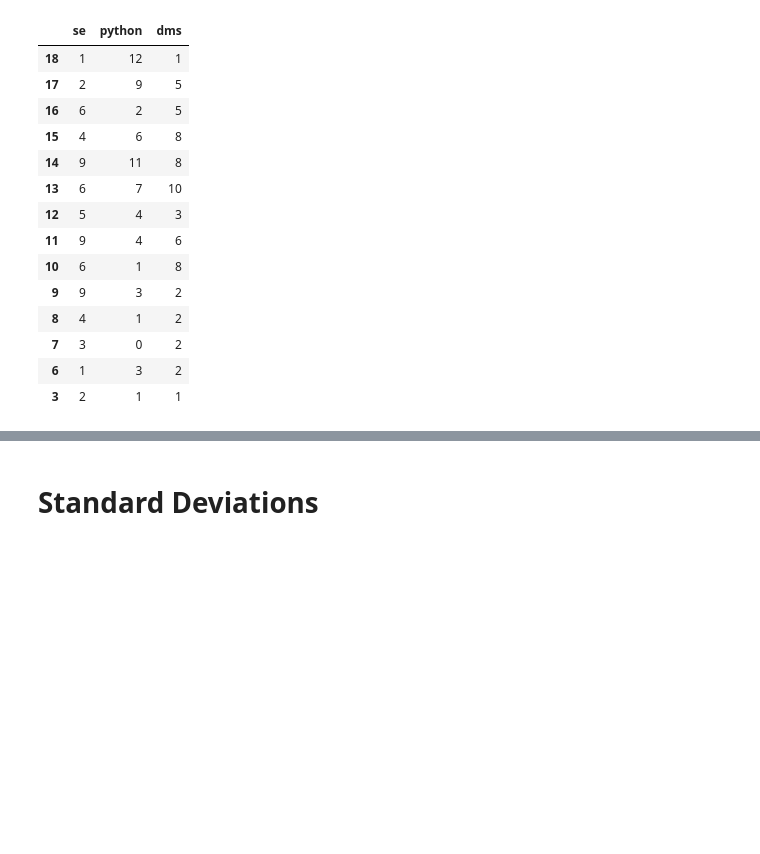
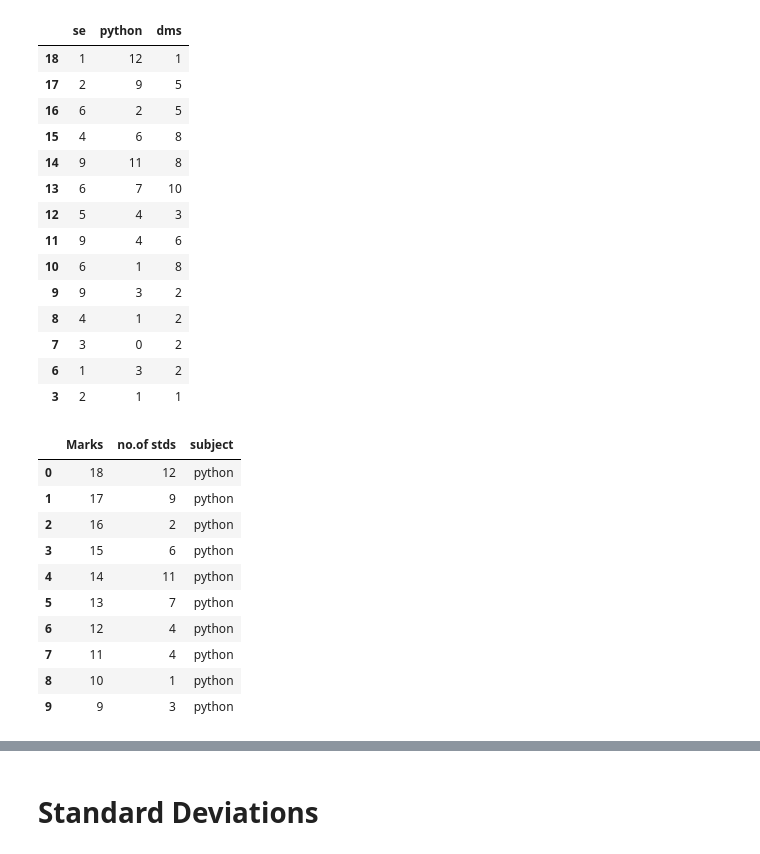
Before and after one commit to sasivatsal7122/Student-Marks-yonolesees-VIIT, a Jupyter notebook: yonolsees-2.ipynb, the cells around one changed output, grey strips where cells are left out. Cells and saved outputs as stored; diff of their text form; code cells hidden in the pictures; blank space fills up the shorter version.

```diff
--- a/yonolsees-2.ipynb
+++ b/yonolsees-2.ipynb
@@ -418,3 +427,22 @@ final_fdf.head(20)
 | 7 | 3 | 0 | 2 |
 | 6 | 1 | 3 | 2 |
 | 3 | 2 | 1 | 1 |
+# %%
+m_stats_python['subject'] = 'python'
+m_stats_dms['subject'] = 'dms'
+m_stats_se['subject'] = 'se'
+
+final_mfreq_df_chart = m_stats_python.append((m_stats_dms,m_stats_se), ignore_index = True)
+final_mfreq_df_chart.head(10)
+# %% [output]
+|  | Marks | no.of stds | subject |
+| 0 | 18 | 12 | python |
+| 1 | 17 | 9 | python |
+| 2 | 16 | 2 | python |
+| 3 | 15 | 6 | python |
+| 4 | 14 | 11 | python |
+| 5 | 13 | 7 | python |
+| 6 | 12 | 4 | python |
+| 7 | 11 | 4 | python |
+| 8 | 10 | 1 | python |
+| 9 | 9 | 3 | python |
```
Also changed, not shown: parts of 12 cells of this notebook, 1 other file.
